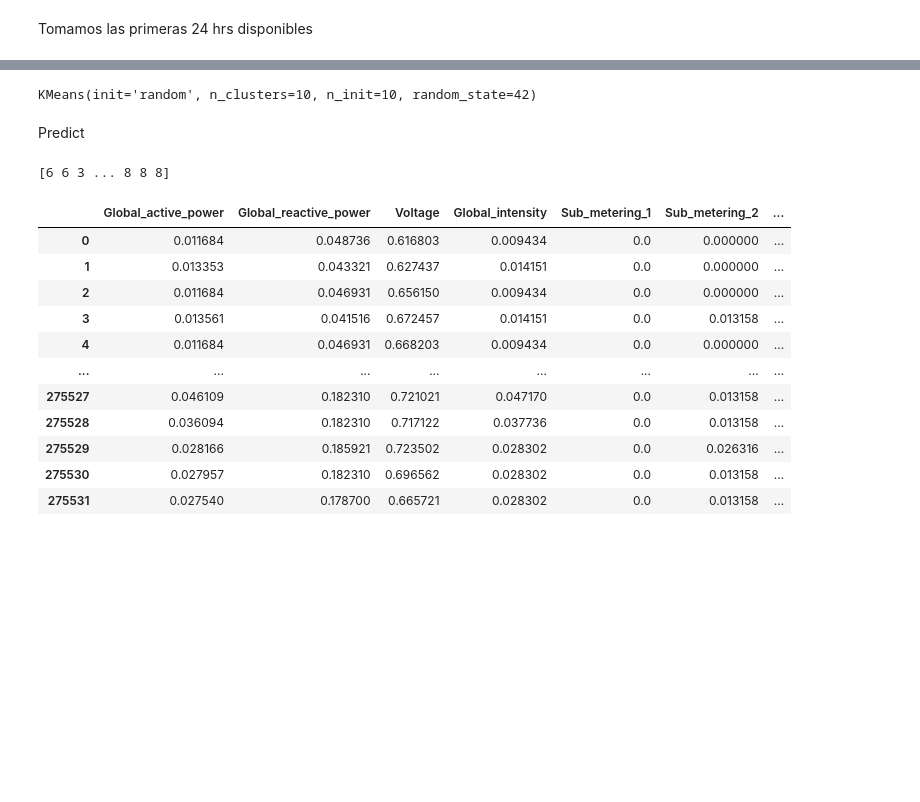
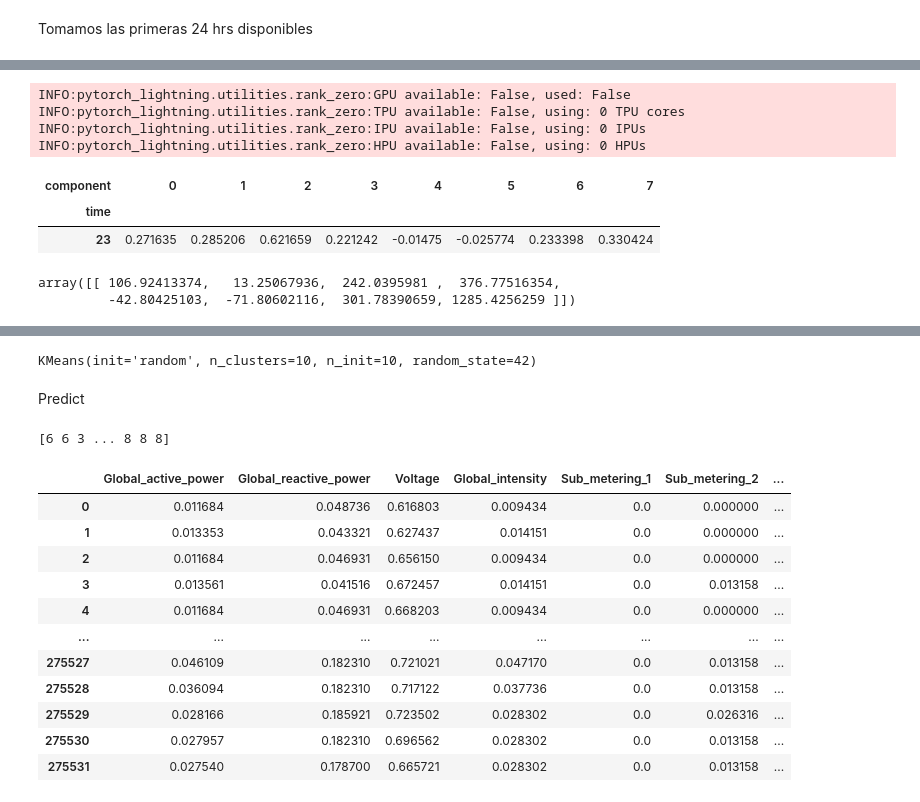
Before and after one commit to AlbertoSolis001/household_preprocessing, a Jupyter notebook: 3_household_power_consumption.ipynb, the cells around one changed output, grey strips where cells are left out. Drawn from its saved outputs; the diff is of its cells as text; code cells hidden in the pictures; blank space fills up the shorter version.

```diff
--- a/3_household_power_consumption.ipynb
+++ b/3_household_power_consumption.ipynb
@@ -599,0 +436,2 @@ y_normalized.shape
+# %%
+input_data = TimeSeries.from_values(x_array) # insert input data here
@@ -599,0 +458,21 @@ y_normalized.shape
+# %%
+my_model = TransformerModel(
+    input_chunk_length=22,
+    output_chunk_length=1,
+    batch_size=32,
+    n_epochs=200,
+    model_name="test",
+    nr_epochs_val_period=10,
+    d_model=16,
+    nhead=8,
+    num_encoder_layers=2,
+    num_decoder_layers=2,
+    dim_feedforward=128,
+    dropout=0.1,
+    activation="relu",
+    random_state=42,
+    save_checkpoints=True,
+    force_reset=True,
+)
+# %%
+my_model.fit(series=input_data, verbose=True)
@@ -599,0 +527,22 @@ y_normalized.shape
+# %%
+# Make a prediction for the next time step
+prediction = my_model.predict(n=1)
+
+# Convert the Darts TimeSeries object to a Pandas DataFrame
+df_prediction = prediction.pd_dataframe()
+# %% [output]
+INFO:pytorch_lightning.utilities.rank_zero:GPU available: False, used: False
+INFO:pytorch_lightning.utilities.rank_zero:TPU available: False, using: 0 TPU cores
+INFO:pytorch_lightning.utilities.rank_zero:IPU available: False, using: 0 IPUs
+INFO:pytorch_lightning.utilities.rank_zero:HPU available: False, using: 0 HPUs
+# %%
+df_prediction
+# %% [output]
+| component | 0 | 1 | 2 | 3 | 4 | 5 | 6 | 7 |
+| time |  |  |  |  |  |  |  |  |
+| 23 | 0.271635 | 0.285206 | 0.621659 | 0.221242 | -0.01475 | -0.025774 | 0.233398 | 0.330424 |
+# %%
+scaler.inverse_transform(df_prediction)
+# %% [output]
+array([[ 106.92413374,   13.25067936,  242.0395981 ,  376.77516354,
+         -42.80425103,  -71.80602116,  301.78390659, 1285.4256259 ]])
```
Also changed, not shown: parts of 71 cells of this notebook.
